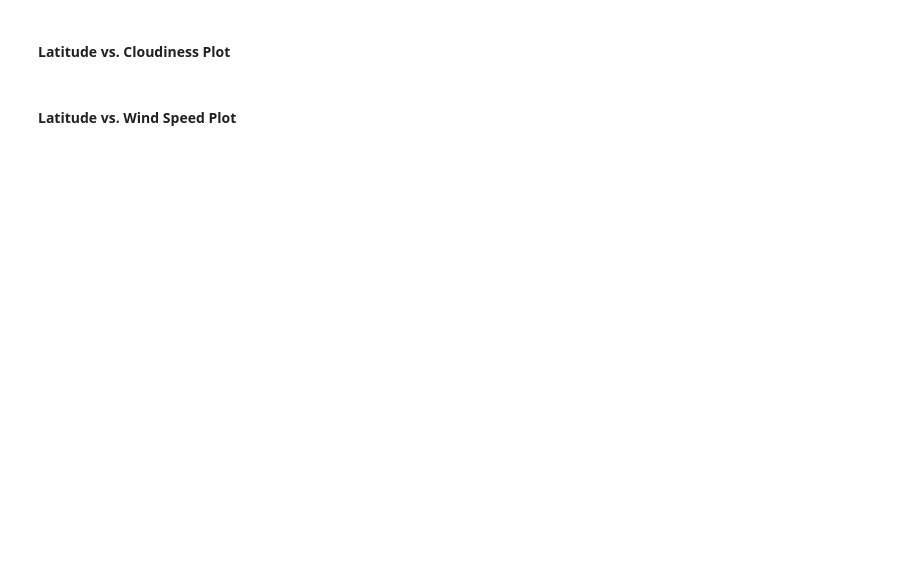
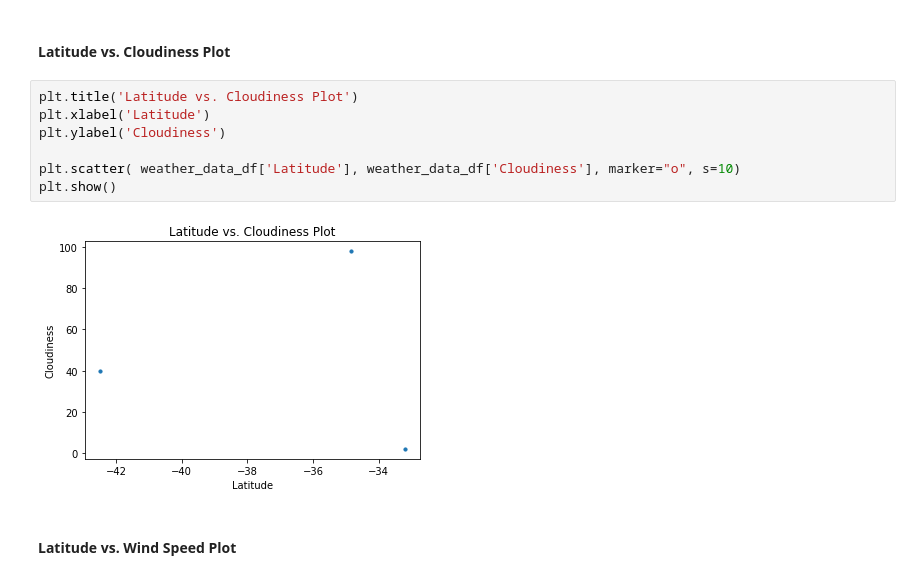
Before and after one commit to GABBAS65/API_Homework, a Jupyter notebook: WeatherPy/WeatherPy.ipynb, the cells around one changed output. Saved outputs shown, nothing was run; the diff lists cells and outputs as text; blank space fills up the shorter version.

```diff
--- a/WeatherPy/WeatherPy.ipynb
+++ b/WeatherPy/WeatherPy.ipynb
@@ -69,4 +143,13 @@ len(cities)
 # %% [markdown]
 #### Latitude vs. Cloudiness Plot
+# %%
+plt.title('Latitude vs. Cloudiness Plot')
+plt.xlabel('Latitude')
+plt.ylabel('Cloudiness')
+
+plt.scatter( weather_data_df['Latitude'], weather_data_df['Cloudiness'], marker="o", s=10)
+plt.show()
+# %% [output]
+[figure, added]
 # %% [markdown]
 #### Latitude vs. Wind Speed Plot
```
Also changed, not shown: parts of 6 cells of this notebook.
